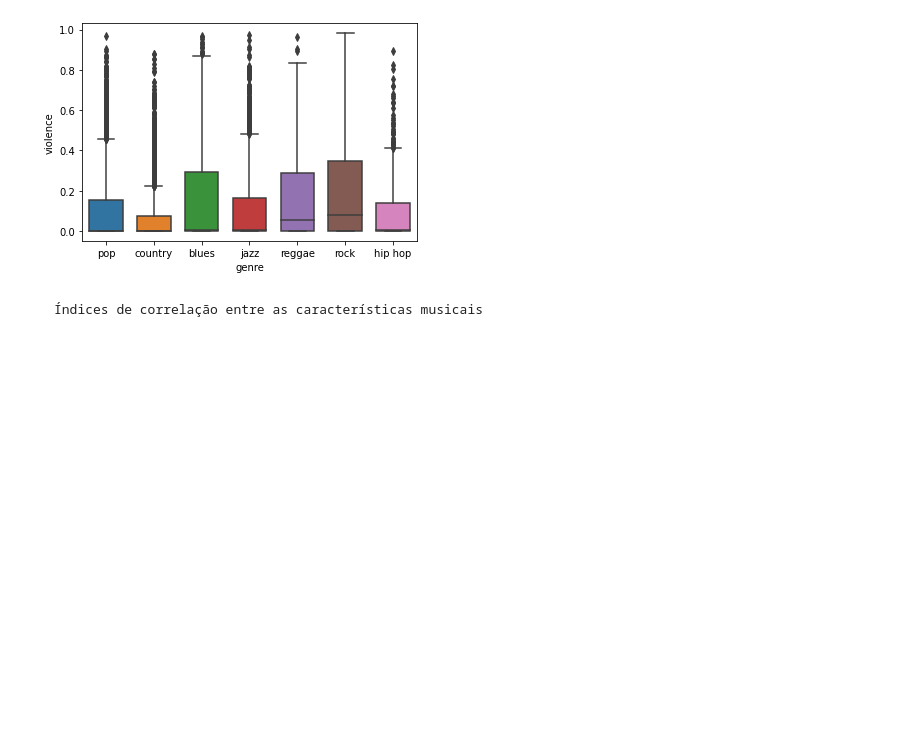
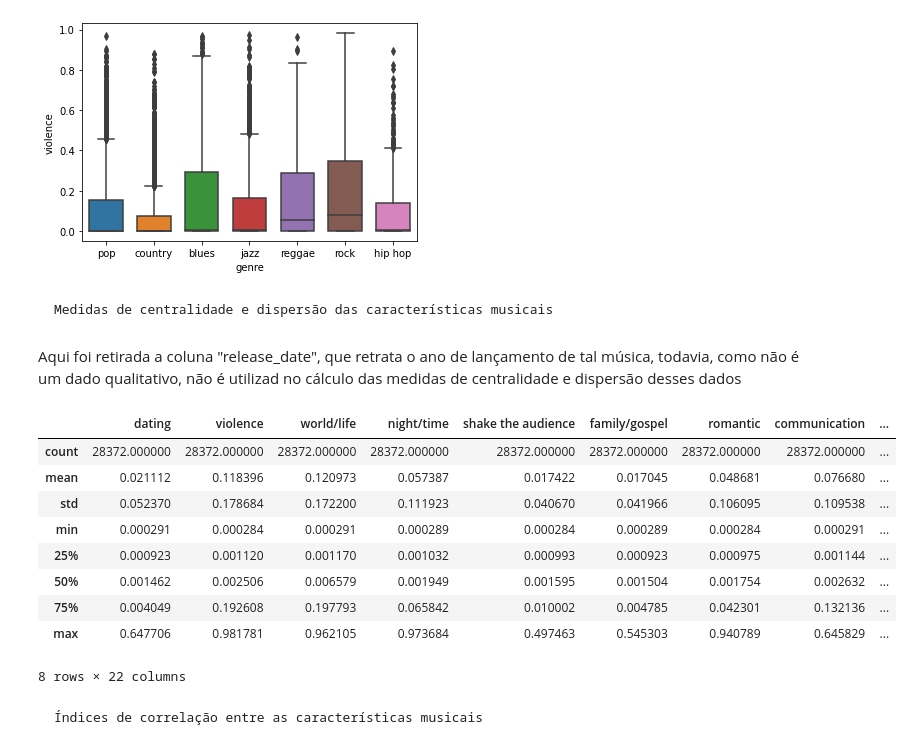
Before and after one commit to viniciusolzon/Music_Analysis, a Jupyter notebook: notebooks/dados_1950_2019.ipynb, the cells around one changed output. Drawn from its saved outputs; the diff is of its cells as text; code cells hidden in the pictures; blank space fills up the shorter version.

```diff
--- a/notebooks/dados_1950_2019.ipynb
+++ b/notebooks/dados_1950_2019.ipynb
@@ -85,5 +77,23 @@ sns.boxplot(data = df, x = 'genre', y = 'violence', whis = 2, width  = 0.7)
 # %% [output]
 <AxesSubplot:xlabel='genre', ylabel='violence'>
 [figure]
+# %% [markdown]
+    Medidas de centralidade e dispersão das características musicais
+# %% [markdown]
+Aqui foi retirada a coluna "release_date", que retrata o ano de lançamento de tal música, todavia, como não é um dado qualitativo, não é utilizad no cálculo das medidas de centralidade e dispersão desses dados
+# %%
+new_df = df.drop("release_date", axis = 1)
+new_df.describe()
+# %% [output]
+|  | dating | violence | world/life | night/time | shake the audience | family/gospel | romantic | communication | ... |
+| count | 28372.000000 | 28372.000000 | 28372.000000 | 28372.000000 | 28372.000000 | 28372.000000 | 28372.000000 | 28372.000000 | ... |
+| mean | 0.021112 | 0.118396 | 0.120973 | 0.057387 | 0.017422 | 0.017045 | 0.048681 | 0.076680 | ... |
+| std | 0.052370 | 0.178684 | 0.172200 | 0.111923 | 0.040670 | 0.041966 | 0.106095 | 0.109538 | ... |
+| min | 0.000291 | 0.000284 | 0.000291 | 0.000289 | 0.000284 | 0.000289 | 0.000284 | 0.000291 | ... |
+| 25% | 0.000923 | 0.001120 | 0.001170 | 0.001032 | 0.000993 | 0.000923 | 0.000975 | 0.001144 | ... |
+| 50% | 0.001462 | 0.002506 | 0.006579 | 0.001949 | 0.001595 | 0.001504 | 0.001754 | 0.002632 | ... |
+| 75% | 0.004049 | 0.192608 | 0.197793 | 0.065842 | 0.010002 | 0.004785 | 0.042301 | 0.132136 | ... |
+| max | 0.647706 | 0.981781 | 0.962105 | 0.973684 | 0.497463 | 0.545303 | 0.940789 | 0.645829 | ... |
+8 rows × 22 columns
 # %% [markdown]
     Índices de correlação entre as características musicais
```
Also changed, not shown: parts of 26 cells of this notebook, 3 other files.
